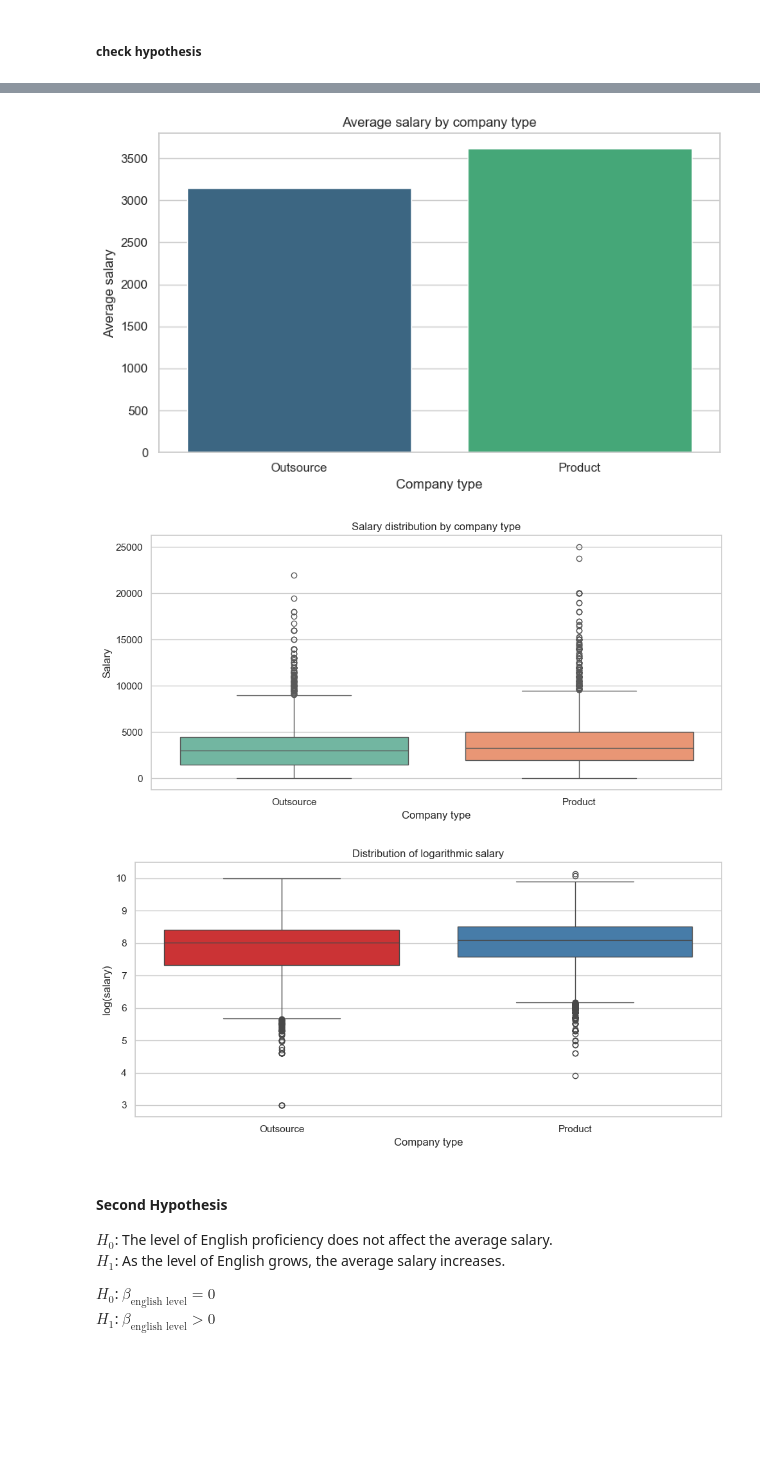
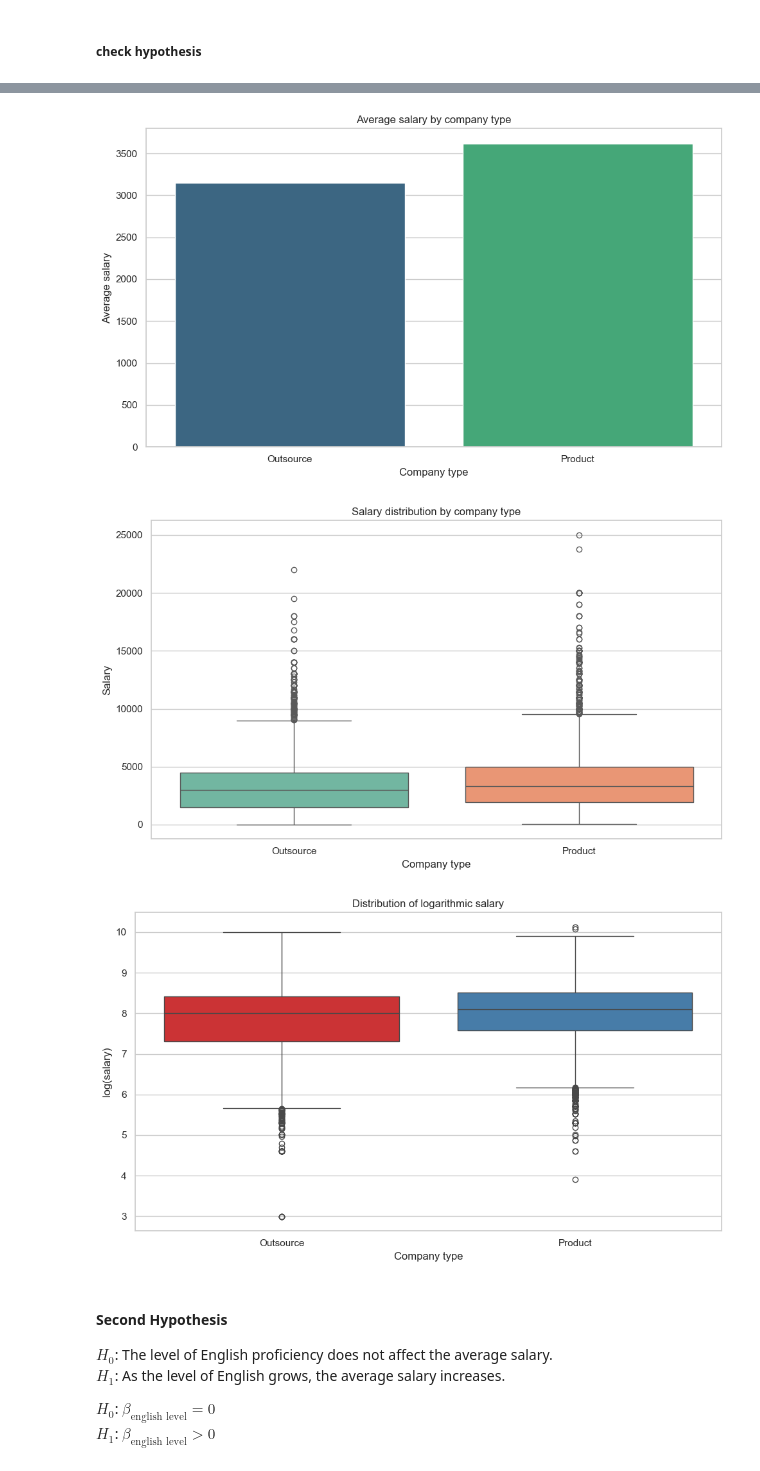
Before and after one commit to Danylo-Ik/Econometrics-Project-IT, a Jupyter notebook: it_salaries.ipynb, the cells around one changed output, grey strips where cells are left out. Saved outputs shown, nothing was run; the diff lists cells and outputs as text; code cells hidden in the pictures; blank space fills up the shorter version.

```diff
--- a/it_salaries.ipynb
+++ b/it_salaries.ipynb
@@ -452,38 +504,38 @@ Product companies pay for 6.95% more than outsource companies on average.
 # %%
 avg_salary_by_type = data.groupby("company_type_product")["salary"].mean().reset_index()
 avg_salary_by_type["company_type"] = avg_salary_by_type["company_type_product"].map({0: "Outsource", 1: "Product"})
 
-plt.figure(figsize=(8, 5))
+plt.figure(figsize=(10, 6))
 sns.barplot(data=avg_salary_by_type, x="company_type", y="salary", palette="viridis")
 plt.title("Average salary by company type")
 plt.ylabel("Average salary")
 plt.xlabel("Company type")
 plt.tight_layout()
 plt.show()
 
 
-plt.figure(figsize=(10, 5))
+plt.figure(figsize=(10, 6))
 sns.boxplot(data=data, x="company_type_product", y="salary", palette="Set2")
 plt.xticks([0, 1], ["Outsource", "Product"])
 plt.title("Salary distribution by company type")
 plt.ylabel("Salary")
 plt.xlabel("Company type")
 plt.tight_layout()
 plt.show()
 
 
-plt.figure(figsize=(10, 5))
+plt.figure(figsize=(10, 6))
 sns.boxplot(data=data, x="company_type_product", y="log_salary", palette="Set1")
 plt.xticks([0, 1], ["Outsource", "Product"])
 plt.title("Distribution of logarithmic salary")
 plt.ylabel("log(salary)")
 plt.xlabel("Company type")
 plt.tight_layout()
 plt.show()
 # %% [output]
-[figure, old version]
+[figure, new version]
-[figure, old version]
+[figure, new version]
-[figure, old version]
+[figure, new version]
 # %% [markdown]
 #### Second Hypothesis
 
```
Also changed, not shown: parts of 16 cells of this notebook.
